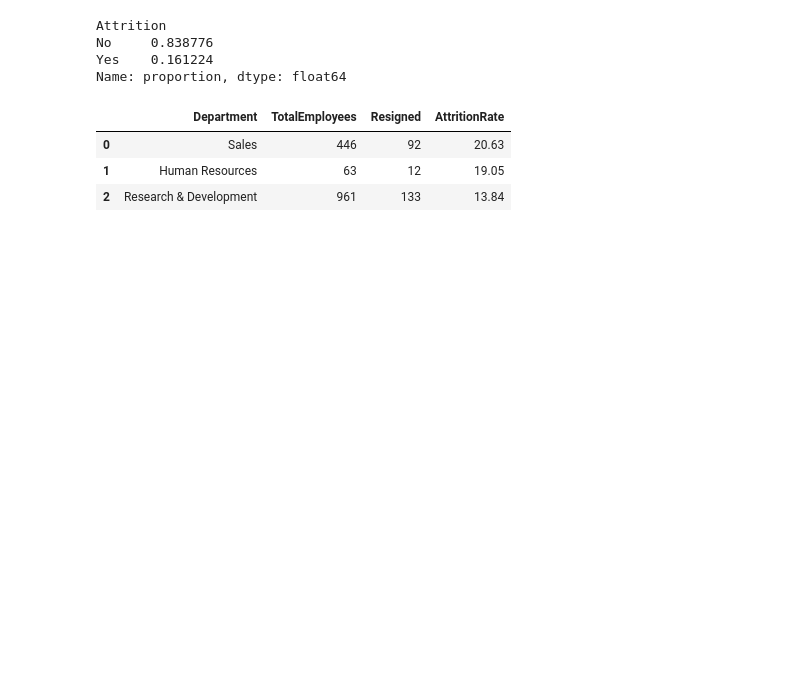
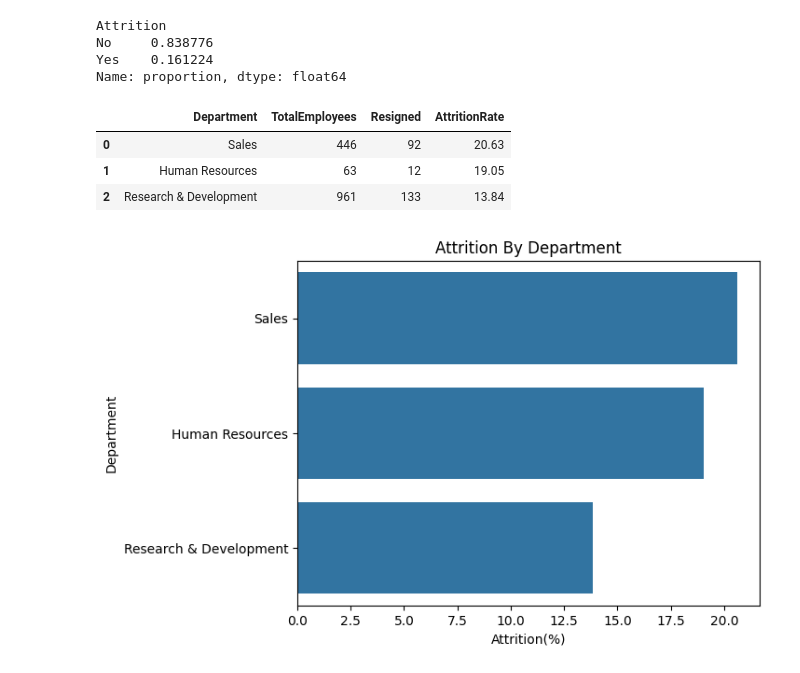
Before and after one commit to AhmedAli807/IBM-HR, a Jupyter notebook: IBM HR .ipynb, the cells around one changed output. Saved outputs shown, nothing was run; the diff lists cells and outputs as text; code cells hidden in the pictures; blank space fills up the shorter version.

```diff
--- a/IBM HR .ipynb
+++ b/IBM HR .ipynb
@@ -84,9 +54,10 @@ No     0.838776
 Yes    0.161224
 Name: proportion, dtype: float64
 # %%
-conn=sql.connect('hr memory')
-df.to_sql('hr',conn,index=False)
-query="""
+conn=sql.connect(':memory:')
+df.to_sql('hr', conn, index=False)
+
+query = """
 SELECT Department,
        COUNT(*) AS TotalEmployees,
        SUM(CASE WHEN Attrition = 'Yes' THEN 1 ELSE 0 END) AS Resigned,
@@ -95,9 +66,19 @@ FROM hr
 GROUP BY Department
 ORDER BY AttritionRate DESC
 """
+
 pd.read_sql(query, conn)
 # %% [output]
 |  | Department | TotalEmployees | Resigned | AttritionRate |
 | 0 | Sales | 446 | 92 | 20.63 |
 | 1 | Human Resources | 63 | 12 | 19.05 |
 | 2 | Research & Development | 961 | 133 | 13.84 |
+# %%
+attrition_by_dept = pd.read_sql(query, conn)
+sns.barplot(data=attrition_by_dept, x='AttritionRate', y='Department')
+plt.title("Attrition By Department")
+plt.xlabel("Attrition(%)")
+plt.ylabel("Department")
+plt.show()
+# %% [output]
+[figure, added]
```
Also changed, not shown: parts of 5 cells of this notebook, 3 other files.
